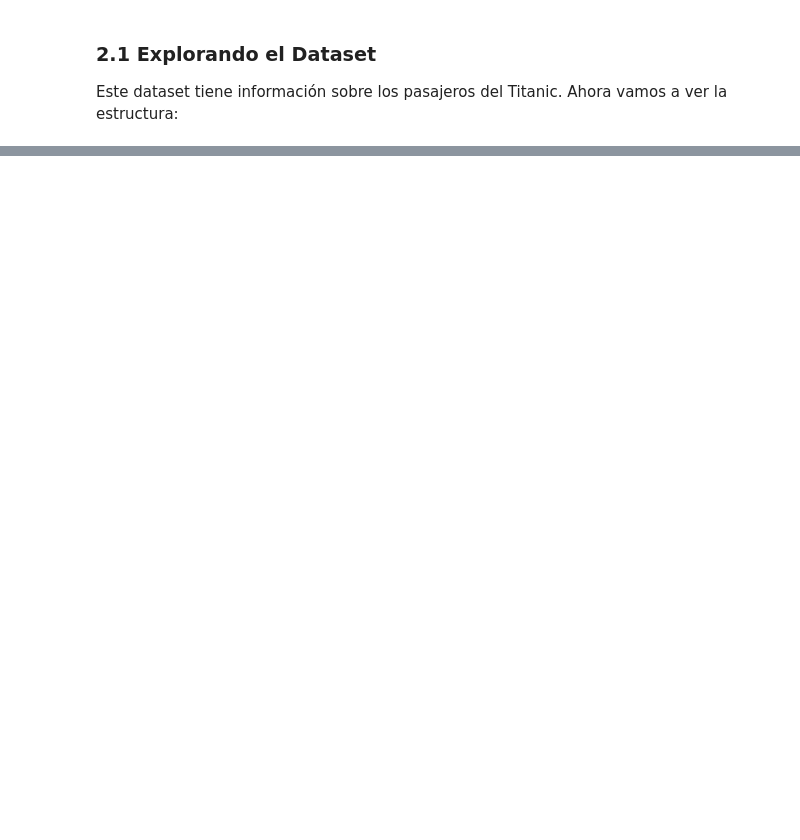
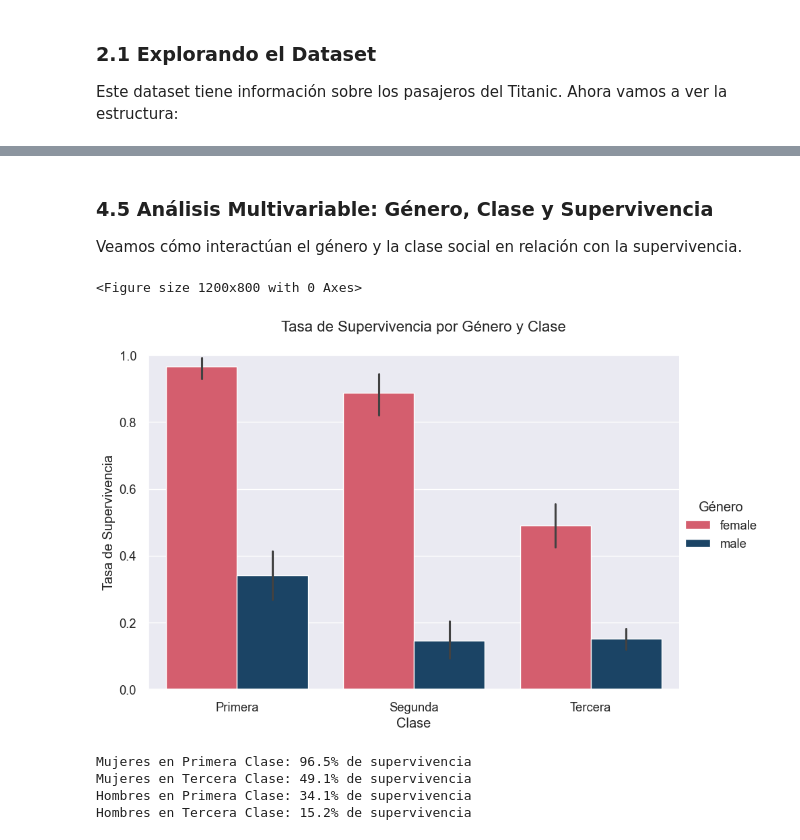
Before and after one commit to frank-rod/analisis_titanic, a Jupyter notebook: analisis_titanic.ipynb, the cells around one changed output, grey strips where cells are left out. Cells and saved outputs as stored; diff of their text form; code cells hidden in the pictures; blank space fills up the shorter version.

```diff
--- a/analisis_titanic.ipynb
+++ b/analisis_titanic.ipynb
@@ -52,0 +655,39 @@ Este dataset tiene información sobre los pasajeros del Titanic. Ahora vamos a v
+# %% [markdown]
+### 4.5 Análisis Multivariable: Género, Clase y Supervivencia
+
+Veamos cómo interactúan el género y la clase social en relación con la supervivencia.
+# %%
+# Relación entre género, clase y supervivencia - Pero con una visualización
+plt.figure(figsize=(12, 8))
+g = sns.catplot(
+    data=df_cleaned,
+    kind="bar",
+    x="pclass", y="survived",
+    hue="sex", palette=["#e84a5f", "#0f4571"],
+    height=6, aspect=1.5
+)
+
+g.set_axis_labels("Clase", "Tasa de Supervivencia")
+g.legend.set_title("Género")
+g.fig.suptitle('Tasa de Supervivencia por Género y Clase', fontsize=16, y=1.05)
+plt.xticks([0, 1, 2], ['Primera', 'Segunda', 'Tercera'])
+plt.ylim(0, 1.0)
+plt.show()
+
+# Calculamos las tasas específicas para grupos
+female_first = df_cleaned[(df_cleaned['sex'] == 'female') & (df_cleaned['pclass'] == 1)]['survived'].mean() * 100
+female_third = df_cleaned[(df_cleaned['sex'] == 'female') & (df_cleaned['pclass'] == 3)]['survived'].mean() * 100
+male_first = df_cleaned[(df_cleaned['sex'] == 'male') & (df_cleaned['pclass'] == 1)]['survived'].mean() * 100
+male_third = df_cleaned[(df_cleaned['sex'] == 'male') & (df_cleaned['pclass'] == 3)]['survived'].mean() * 100
+
+print(f"Mujeres en Primera Clase: {female_first:.1f}% de supervivencia")
+print(f"Mujeres en Tercera Clase: {female_third:.1f}% de supervivencia")
+print(f"Hombres en Primera Clase: {male_first:.1f}% de supervivencia")
+print(f"Hombres en Tercera Clase: {male_third:.1f}% de supervivencia")
+# %% [output]
+<Figure size 1200x800 with 0 Axes>
+[figure, added]
+Mujeres en Primera Clase: 96.5% de supervivencia
+Mujeres en Tercera Clase: 49.1% de supervivencia
+Hombres en Primera Clase: 34.1% de supervivencia
+Hombres en Tercera Clase: 15.2% de supervivencia
```
Also changed, not shown: parts of 39 cells of this notebook, 6 other files.
